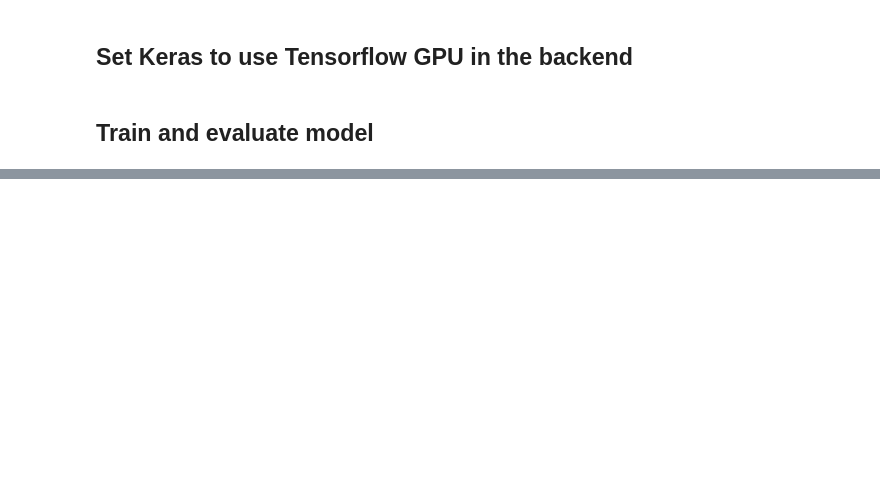
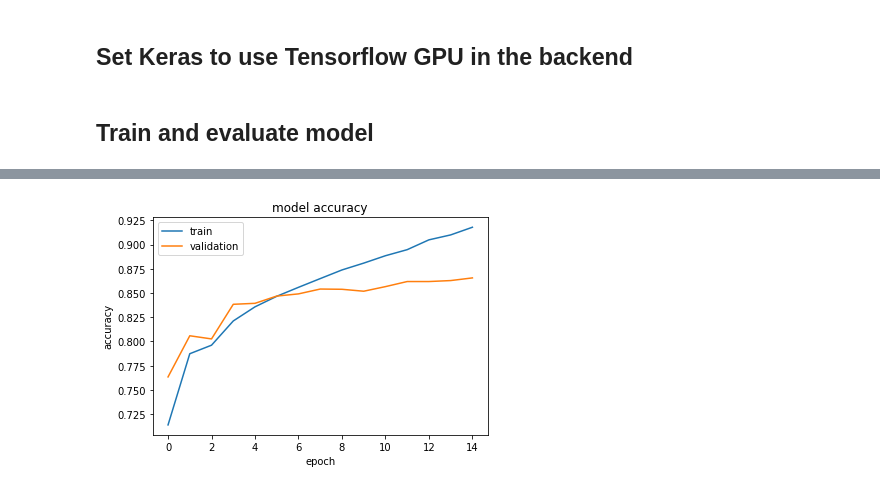
Before and after one commit to elkhand/semantic-question-matching, a Jupyter notebook: Semantic-Question-Matching-Keras.ipynb, the cells around one changed output, grey strips where cells are left out. Drawn from its saved outputs; the diff is of its cells as text; code cells hidden in the pictures; blank space fills up the shorter version.

Commit message:
Optimized model val acc: 0.865 f1: 0.822
Former-commit-id: c2671cbbb61121603467da88fcda2671ca8377b6

```diff
--- a/Semantic-Question-Matching-Keras.ipynb
+++ b/Semantic-Question-Matching-Keras.ipynb
@@ -239,45 +291,107 @@ def _build_model_old(config):
     plot_model(model, to_file='models/model.png')
     return model
 
+def _build_model_old_2(config):
+    shared_lstm1 = keras.layers.Bidirectional(LSTM(128), merge_mode='concat', weights=None)
+
+    input1 = keras.layers.Input(shape=(config["max_seq_len"],config["embedding_dimension"], ), name='q1_in')
+    mask1 = Masking(mask_value=0.0)(input1)
+    x1 = shared_lstm1(mask1)
+
+    drop_rate = 0.3
+
+    #x1 = Dropout(drop_rate)(x1)
+
+    input2 = keras.layers.Input(shape=(config["max_seq_len"],config["embedding_dimension"], ), name='q2_in')
+    mask2 = Masking(mask_value=0.0)(input2)
+    x2 = shared_lstm1(mask2)
+
+    #x2 = Dropout(drop_rate)(x2)
+
+#     sqdiff_12 = tf.square(x1 - x2)
+#     h_dist = tf.reduce_sum(sqdiff_12, 1, keep_dims=True)
+
+#     h_mul = tf.multiply(x1, x2)  # (batch_size, hidden_size)
+#     h_combined = keras.layers.concatenate([x1, x2, h_dist, h_mul], 1)  # (batch_size, 3*hidden_size+1)
+
+#     dense1 = Dense(512, activation='relu', name='dense1')(h_combined)
+#     dense2 = Dense(32, activation='relu', name='dense2')(dense1)
+
+    # Equivalent to subtracted = keras.layers.subtract([x1, x2])
+    subtracted = keras.layers.Subtract()([x1, x2])
+    subtracted = multiply([subtracted, subtracted])
+
+    mult = multiply([x1, x2])
+
+
+#     subtracted2 = keras.layers.Subtract()([x11, x22])
+#     mult2 = multiply([x11, x22])
+#     dotProduct2 = keras.layers.dot([x11, x22], axes = -1,  normalize=False)
+#     concatenate = keras.layers.concatenate([x1,x2, subtracted, mult, dotProduct,
+#                                             subtracted2, mult2, dotProduct2, x22, x11], axis=-1)
+
+    concatenate = keras.layers.concatenate([x1,x2, subtracted, mult], axis=-1)
+    concatenate = Dropout(drop_rate)(concatenate)
+
+    #concatenate = keras.layers.concatenate([x1,x2], axis=-1)
+    dense1 = Dense(256, activation='relu', name='dense1')(concatenate)
+    dense1 = Dropout(drop_rate)(dense1)
+
+    dense2 = Dense(128, activation='relu', name='dense2')(dense1)
+    dense2 = Dropout(drop_rate)(dense2)
+
+    output = Dense(1, activation='sigmoid', name='output')(dense2)
+    model = Model(inputs=[input1, input2], outputs=[output])
+    optimizer = keras.optimizers.Nadam() # 'adam'
+    #optimizer = keras.optimizers.Adam()
+    model.compile(loss='binary_crossentropy', optimizer=optimizer,
+                  metrics=['accuracy', du.f1, du.recall, du.precision])
+    model.summary()
+    plot_model(model, to_file='models/model.png')
+    return model
+
 
 def train_model():
-    config = du.get_config(train_dataset_path, test_size=test_size, val_size=val_size)
+    #config = du.get_config(train_dataset_path, test_size=test_size, val_size=val_size)
     start = time.time()
     #df_train_q1_emb,df_train_q2_emb, df_train_label  = du.load_dataset(trainDataset,w2v,config)
     #df_val_q1_emb,df_val_q2_emb, df_val_label  = du.load_dataset(valDataset,w2v, config)
     end = time.time()
     print("Total time passed", (end - start))
-    print("df_train_q1_emb.shape",df_train_q1_emb.shape)
-    print("df_train_q2_emb.shape", df_train_q2_emb.shape)
-    print("df_train_label.shape", df_train_label.shape)
+    print("df_train_q1_emb.shape",df_train_q1_emb_limit.shape)
+    print("df_train_q2_emb.shape", df_train_q2_emb_limit.shape)
+    print("df_train_label.shape", df_train_label_limit.shape)
 
-    print("df_val_q1_emb.shape",df_val_q1_emb.shape)
-    print("df_val_q2_emb.shape", df_val_q2_emb.shape)
-    print("df_val_label.shape", df_val_label.shape)
-    model = _build_model(config)
+    print("df_val_q1_emb.shape",df_val_q1_emb_limit.shape)
+    print("df_val_q2_emb.shape", df_val_q2_emb_limit.shape)
+    print("df_val_label.shape", df_val_label_limit.shape)
+
+    #model = _build_model(config)
+    model = _build_model_old_2(config)
 
     reduce_lr = ReduceLROnPlateau(monitor='val_loss',
-                                  factor=0.2,
-                                  patience=3,
+                                  factor=0.8,
+                                  patience=2,
                                   #min_lr=0.000001,
                                   verbose=1)
 
     #filepath="model/adidas-may-29.h5"
     #checkpoint = ModelCheckpoint(filepath, monitor='val_acc', verbose=0, save_best_only=True, mode='max')
-    early_stopping = EarlyStopping(monitor='val_loss', patience=15)#10
+    early_stopping = EarlyStopping(monitor='val_loss', patience=5)#10
     callback_list = [reduce_lr, early_stopping] # , early_stopping
     #config['nb_epochs'] = 10
-    history = model.fit(x=[df_train_q1_emb, df_train_q2_emb],
-                  y=df_train_label,
+    history = model.fit(x=[df_train_q1_emb_limit, df_train_q2_emb_limit],
+                  y=df_train_label_limit,
                   batch_size=config['batch_size'],
                   epochs=config['nb_epochs'],
                   verbose=1,
-                  validation_data = ([df_val_q1_emb,df_val_q2_emb], df_val_label),
+                  validation_data = ([df_val_q1_emb_limit,df_val_q2_emb_limit], df_val_label_limit),
                   callbacks=callback_list)#
-    return history
+    return (history,model)
 
 start = time.time()
-history = train_model()
+config = du.get_config(train_dataset_path, test_size=test_size, val_size=val_size, embedding_dimension=emb_dim)
+history, model = train_model()
 end = time.time()
 print("Total time", (end - start))
 du.plot_model_accuracy(history,modelDir="models/", hasF1=True)
@@ -301,0 +416 @@ Epoch 29/100
+[figure, added]
```
Also changed, not shown: parts of 14 cells of this notebook, 2 other files.
